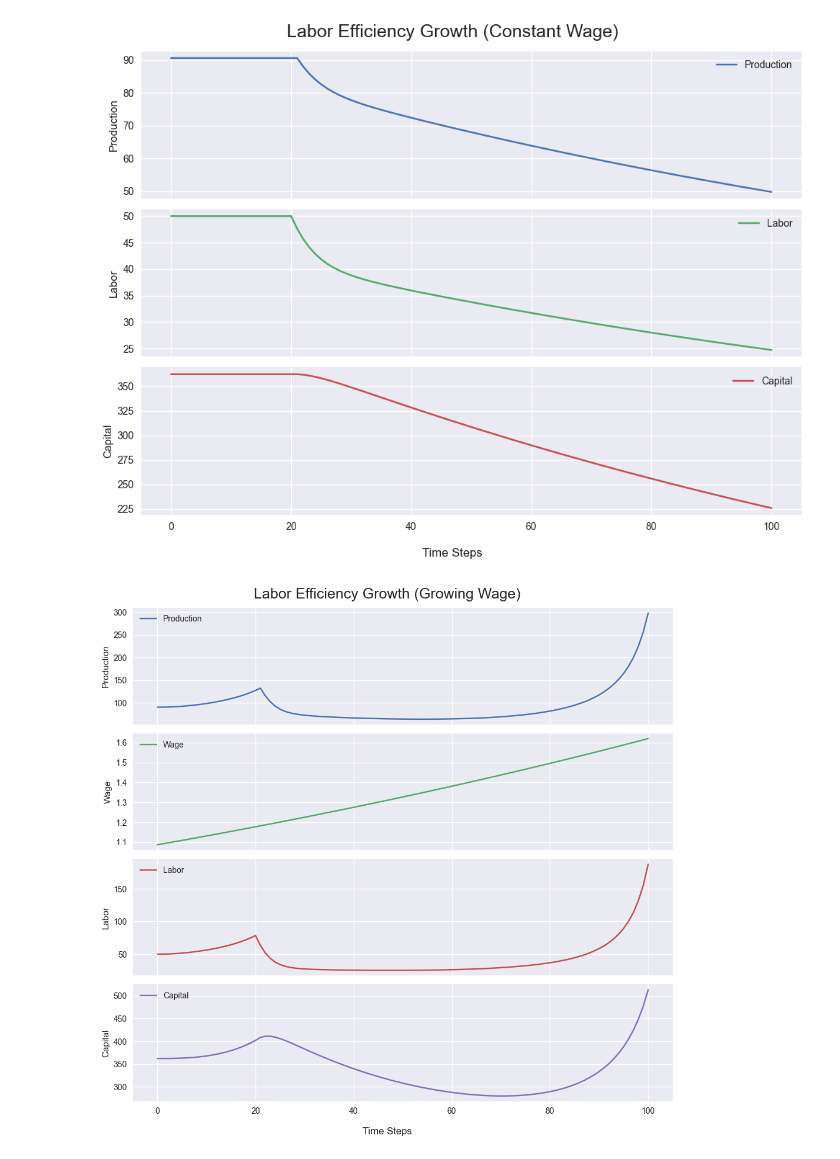
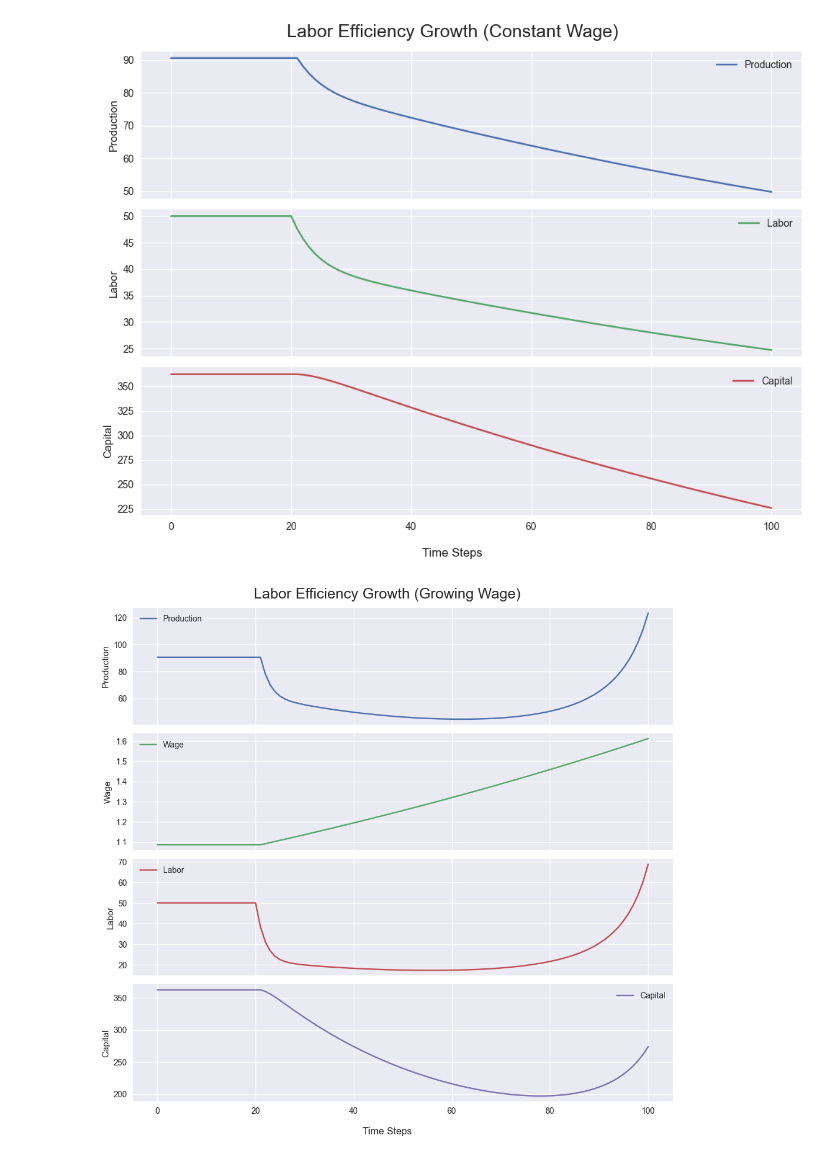
Before and after one commit to vincentropy/economic-growth-models, a Jupyter notebook: notebooks/basic_gdp_model.ipynb, the cells around one changed output. Drawn from its saved outputs; the diff is of its cells as text; code cells hidden in the pictures.

```diff
--- a/notebooks/basic_gdp_model.ipynb
+++ b/notebooks/basic_gdp_model.ipynb
@@ -347,7 +395,8 @@ def simulate_labor_efficiency_growth(
         capital_over_time.append(new_capital)
         production_over_time.append(demanded_production)
 
-        new_wage = wage_over_time[-1] * (1 + wage_growth_rate)
+        # TODO: wage growth should be moderated by production, I.e, companies cannot pay more than they produce.
+        new_wage = wage_over_time[-1] * (1 + wage_growth_rate) if t > labor_efficiency_growth_time_step else wage_over_time[-1]
         wage_over_time.append(new_wage)
 
     return {
@@ -367,11 +421,12 @@ plt.show()
 # %% [output]
 [figure]
 # %%
-# labor efficiency growth step at time 50
-# growing wage
+# growing wage.
+# In this case wage growth is exogenous and not moderated by production, I.e, companies can pay more than they produce. This is not a realistic assumption,
+# but over a short time frame it can demonstrate that increased wages over time can lead to a recovering economy after a labor efficiency shock.
 
-data = simulate_labor_efficiency_growth(parameters, wage_growth_rate=0.004, labor_efficiency_growth_rate=0.3)
+data = simulate_labor_efficiency_growth(parameters, wage_growth_rate=0.005, labor_efficiency_growth_rate=0.3)
 plots.plot_time_data(data, title="Labor Efficiency Growth (Growing Wage)", separate=True)
 plt.show()
 # %% [output]
-[figure, old version]
+[figure, new version]
```
Also changed, not shown: parts of 18 cells of this notebook.
